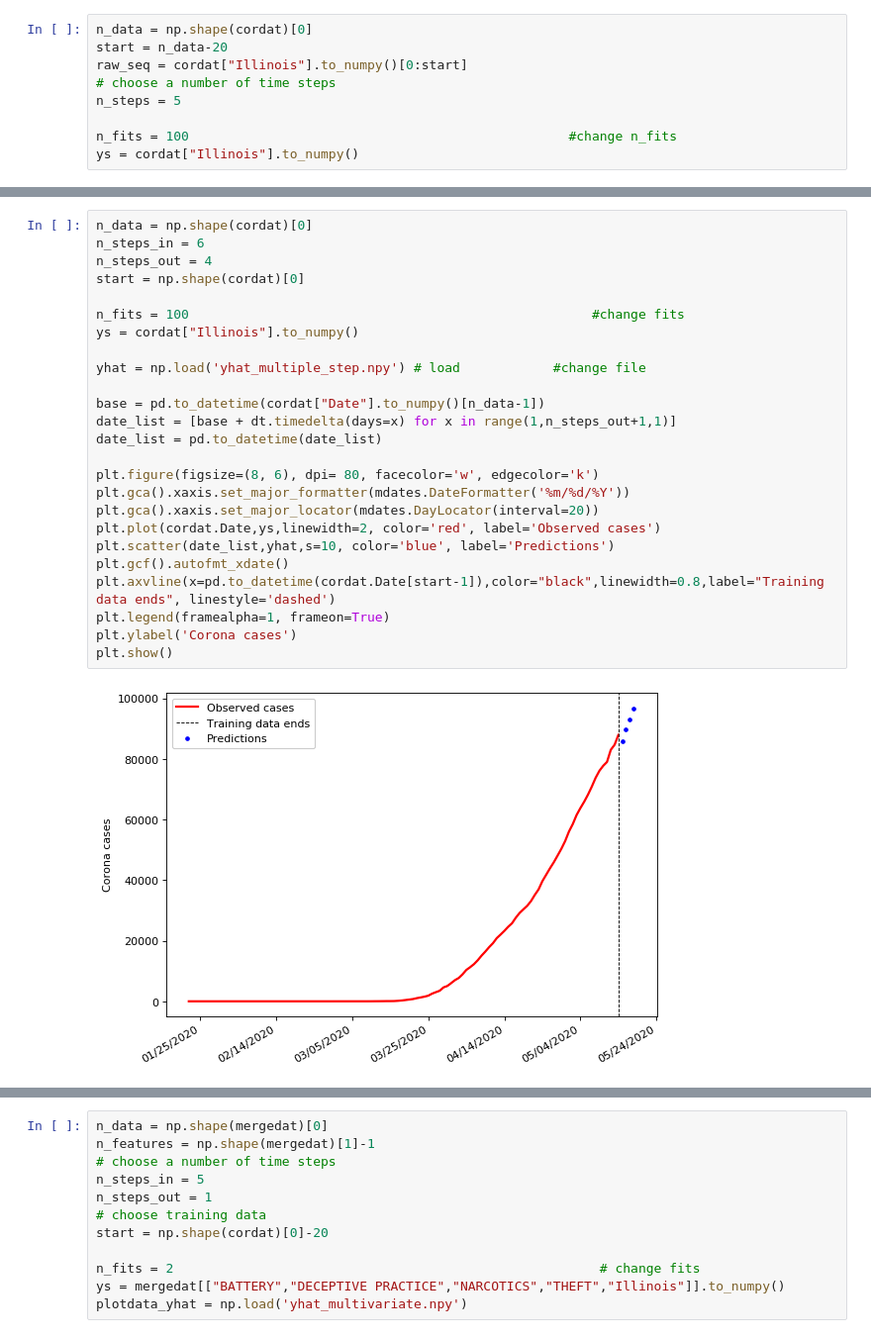
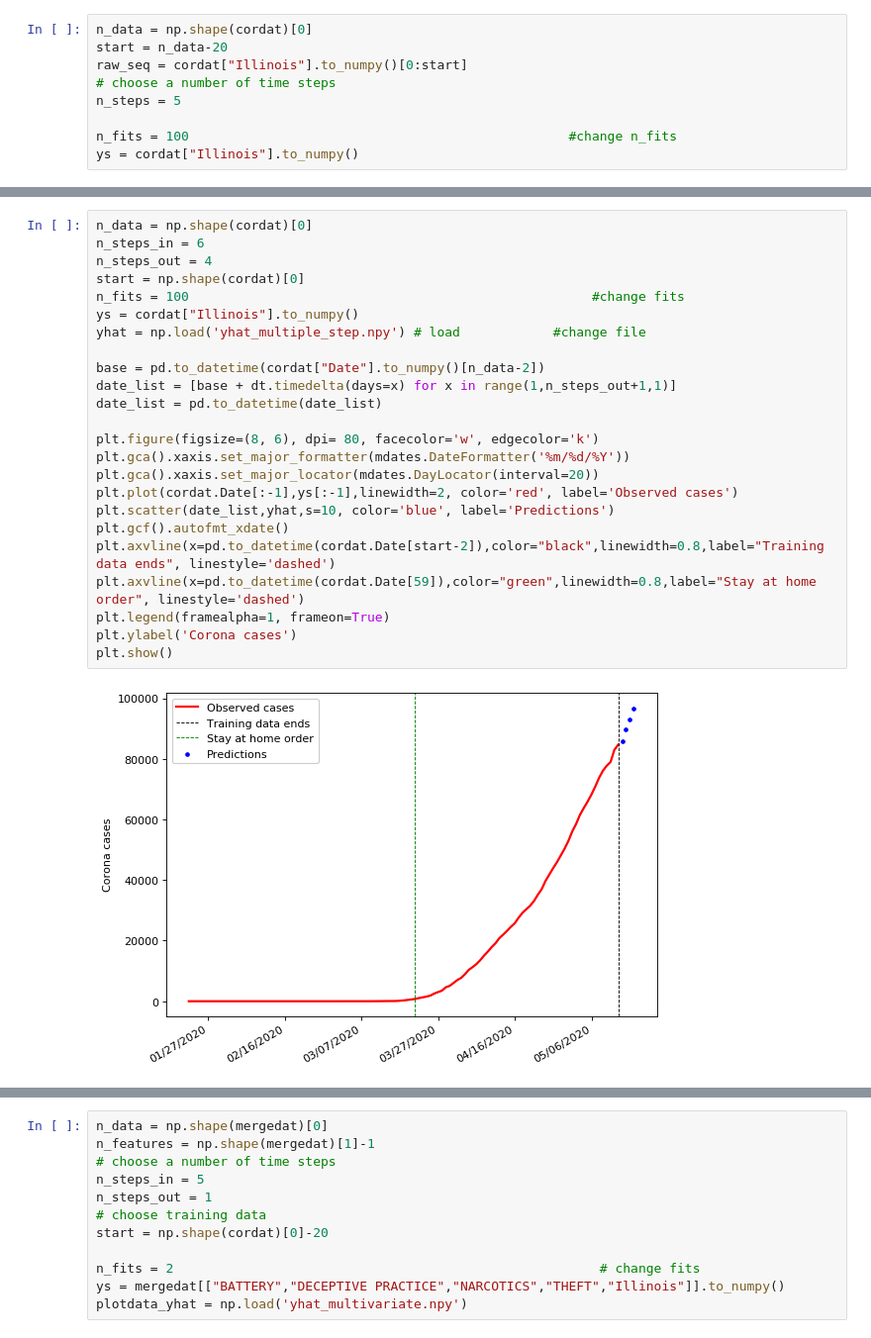
Before and after one commit to neeljansen/SocialDataAnalysisFinalProject, a Jupyter notebook: ExamProject.ipynb, the cells around one changed output, grey strips where cells are left out. Shown at 99% size. Saved outputs shown, nothing was run; the diff lists cells and outputs as text.

```diff
--- a/ExamProject.ipynb
+++ b/ExamProject.ipynb
@@ -592,30 +601,29 @@ The example above is introduced as a proof of concept to see if convolutional ne
 # %%
 n_data = np.shape(cordat)[0]
 n_steps_in = 6
 n_steps_out = 4
 start = np.shape(cordat)[0]
-
 n_fits = 100                                                    #change fits
 ys = cordat["Illinois"].to_numpy()
-
 yhat = np.load('yhat_multiple_step.npy') # load            #change file
 
-base = pd.to_datetime(cordat["Date"].to_numpy()[n_data-1])
+base = pd.to_datetime(cordat["Date"].to_numpy()[n_data-2])
 date_list = [base + dt.timedelta(days=x) for x in range(1,n_steps_out+1,1)]
 date_list = pd.to_datetime(date_list)
 
 plt.figure(figsize=(8, 6), dpi= 80, facecolor='w', edgecolor='k')
 plt.gca().xaxis.set_major_formatter(mdates.DateFormatter('%m/%d/%Y'))
 plt.gca().xaxis.set_major_locator(mdates.DayLocator(interval=20))
-plt.plot(cordat.Date,ys,linewidth=2, color='red', label='Observed cases')
+plt.plot(cordat.Date[:-1],ys[:-1],linewidth=2, color='red', label='Observed cases')
 plt.scatter(date_list,yhat,s=10, color='blue', label='Predictions')
 plt.gcf().autofmt_xdate()
-plt.axvline(x=pd.to_datetime(cordat.Date[start-1]),color="black",linewidth=0.8,label="Training data ends", linestyle='dashed')
+plt.axvline(x=pd.to_datetime(cordat.Date[start-2]),color="black",linewidth=0.8,label="Training data ends", linestyle='dashed')
+plt.axvline(x=pd.to_datetime(cordat.Date[59]),color="green",linewidth=0.8,label="Stay at home order", linestyle='dashed')
 plt.legend(framealpha=1, frameon=True)
 plt.ylabel('Corona cases')
 plt.show()
 # %% [output]
-[figure, old version]
+[figure, new version]
 # %% [markdown]
 The mean of the predictions for 100 models for the next four days can be seen. However, please take the predictions with a grain of salt.
 
```
Also changed, not shown: parts of 14 cells of this notebook, 2 other files.
